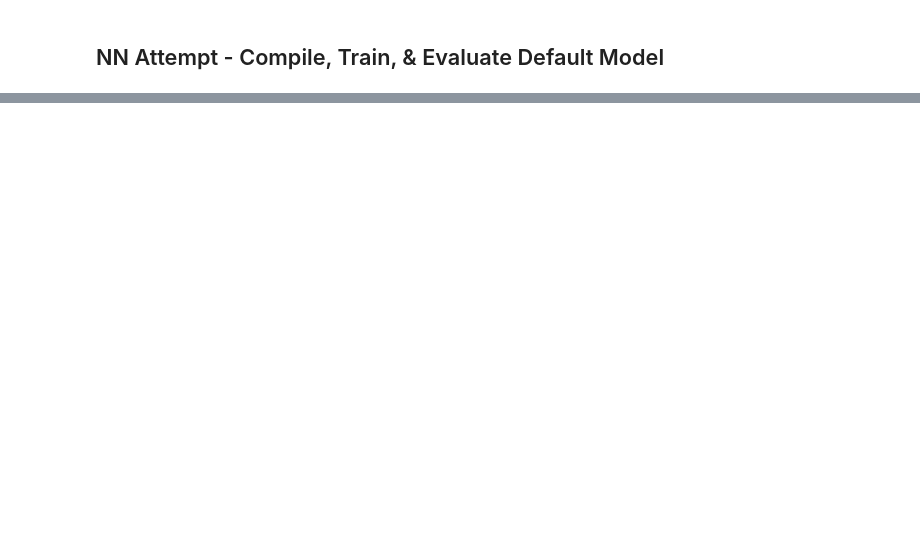
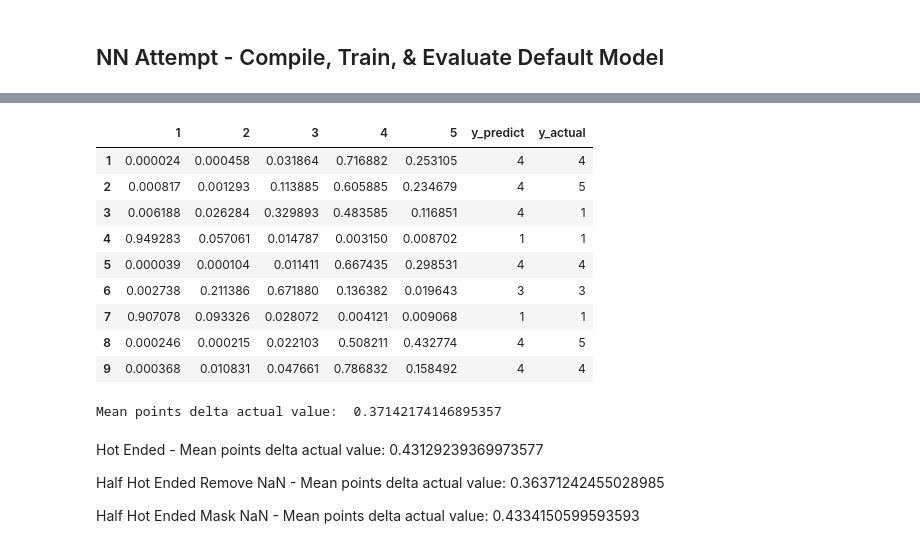
Before and after one commit to mlister3/job_satisfaction_neural_network, a Jupyter notebook: neural_network_predicting_job_happiness.ipynb, the cells around one changed output, grey strips where cells are left out. Drawn from its saved outputs; the diff is of its cells as text; code cells hidden in the pictures; blank space fills up the shorter version.

Commit message:
Output established - Working on improving preprocessing

```diff
--- a/neural_network_predicting_job_happiness.ipynb
+++ b/neural_network_predicting_job_happiness.ipynb
@@ -145,17 +392,23 @@ X_train_scaled.shape
+# %%
+X_train_scaled = np.nan_to_num(X_train_scaled, nan=10)
+X_test_scaled = np.nan_to_num(X_test_scaled, nan=10)
 # %% [markdown]
 ## NN Attempt - Compile, Train, & Evaluate Default Model
 # %%
 # Define the model
 nn_default = tf.keras.models.Sequential()
 
-# First hidden layer
-nn_default.add(tf.keras.layers.Dense(units=80, activation='relu', input_shape=(X_train_scaled.shape[1],)))
+# Add the masking layer
+nn_default.add(tf.keras.layers.Masking(mask_value=10, input_shape=(X_train_scaled.shape[1],)))
 
-# Second hidden layer
+# Add the first hidden layer
+nn_default.add(tf.keras.layers.Dense(units=80, activation='relu'))
+
+# Add the second hidden layer
 nn_default.add(tf.keras.layers.Dense(units=30, activation='relu'))
 
-# Output layer
-nn_default.add(tf.keras.layers.Dense(units=1, activation='sigmoid'))
+# Add the output layer
+nn_default.add(tf.keras.layers.Dense(units=5, activation='sigmoid'))
 
 # Check the structure of the model
 nn_default.summary()
@@ -180,5 +435,5 @@ _________________________________________________________________
 nn_default.compile(loss='mse', optimizer='adam', metrics=['accuracy'])
 
 # Train the model
-history = nn_default.fit(X_train_scaled, y_train, epochs=10, verbose=1, batch_size=64)
+history = nn_default.fit(X_train_scaled, y_train, epochs=20, verbose=1, batch_size=64)
 # %% [output]
@@ -190,0 +464,2 @@ KeyboardInterrupt: ignored
+# %%
+predictions = pd.DataFrame(nn_default.predict(X_test_scaled))
@@ -190,0 +468,36 @@ KeyboardInterrupt: ignored
+# %%
+predictions = predictions.rename(columns={0: 1, 1: 2, 2: 3, 3: 4, 4: 5})
+predictions['y_predict'] = predictions.idxmax(axis=1)
+predictions['y_actual'] = (y_test.idxmax(axis=1)).reset_index(drop=True)
+predictions[1:10]
+# %% [output]
+|  | 1 | 2 | 3 | 4 | 5 | y_predict | y_actual |
+| 1 | 0.000024 | 0.000458 | 0.031864 | 0.716882 | 0.253105 | 4 | 4 |
+| 2 | 0.000817 | 0.001293 | 0.113885 | 0.605885 | 0.234679 | 4 | 5 |
+| 3 | 0.006188 | 0.026284 | 0.329893 | 0.483585 | 0.116851 | 4 | 1 |
+| 4 | 0.949283 | 0.057061 | 0.014787 | 0.003150 | 0.008702 | 1 | 1 |
+| 5 | 0.000039 | 0.000104 | 0.011411 | 0.667435 | 0.298531 | 4 | 4 |
+| 6 | 0.002738 | 0.211386 | 0.671880 | 0.136382 | 0.019643 | 3 | 3 |
+| 7 | 0.907078 | 0.093326 | 0.028072 | 0.004121 | 0.009068 | 1 | 1 |
+| 8 | 0.000246 | 0.000215 | 0.022103 | 0.508211 | 0.432774 | 4 | 5 |
+| 9 | 0.000368 | 0.010831 | 0.047661 | 0.786832 | 0.158492 | 4 | 4 |
+# %%
+difference = 0
+
+for index, row in predictions.iterrows():
+    # Get the absolute difference between 'y_predict' and 'y_actual' columns
+    diff = abs(row['y_predict'] - row['y_actual'])
+
+    # Add the difference to the total
+    difference += diff
+
+difference = difference / len(predictions)
+print("Mean points delta actual value: ", difference)
+# %% [output]
+Mean points delta actual value:  0.37142174146895357
+# %% [markdown]
+Hot Ended - Mean points delta actual value:  0.43129239369973577
+
+Half Hot Ended Remove NaN - Mean points delta actual value:  0.36371242455028985
+
+Half Hot Ended Mask NaN - Mean points delta actual value:  0.4334150599593593
```
Also changed, not shown: parts of 35 cells of this notebook.
